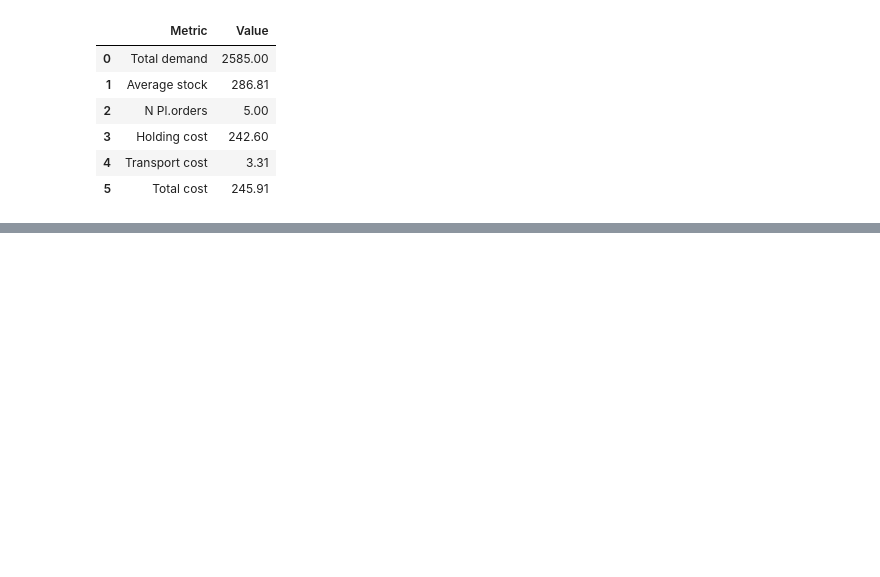
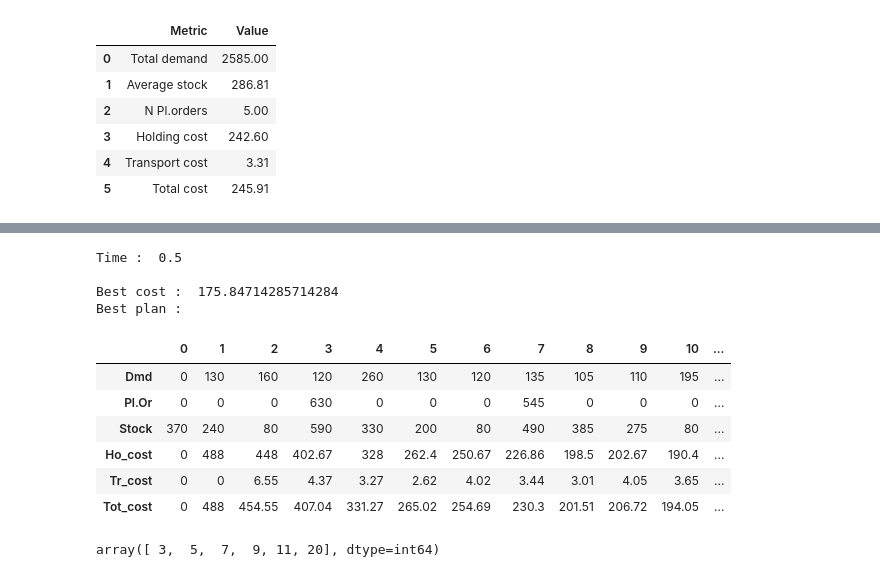
Before and after one commit to miltonluaces/supply_chain, a Jupyter notebook: scm/optim_scalar_fcst.ipynb, the cells around one changed output, grey strips where cells are left out. Drawn from its saved outputs; the diff is of its cells as text; code cells hidden in the pictures; blank space fills up the shorter version.

Commit message:
matmul

```diff
--- a/scm/optim_scalar_fcst.ipynb
+++ b/scm/optim_scalar_fcst.ipynb
@@ -162,3 +162,46 @@ Best plan :
 | Ho_cost | 0 | 488 | 448 | 402.67 | 328 | 262.4 | 250.67 | 226.86 | 198.5 | 202.67 | 190.4 | ... |
 | Tr_cost | 0 | 0 | 6.55 | 4.37 | 3.27 | 2.62 | 4.02 | 3.44 | 3.01 | 4.05 | 3.65 | ... |
 | Tot_cost | 0 | 488 | 454.55 | 407.04 | 331.27 | 265.02 | 254.69 | 230.3 | 201.51 | 206.72 | 194.05 | ... |
+# %%
+t0 = time()
+costs = np.array([plan.hol_uc, plan.tr_fix_uc, plan.tr_var_uc]).T
+best_cost = np.inf
+best_po = None
+for i in range(len(pbin)-1):
+#for i in range(0,1):
+    pidx = pa.pbin2pidx(pbin[i])
+    po = pa.gen_po(plan, pidx)
+    plan.set_po(po)
+    acStkPo = np.cumsum(plan.plan.loc['Pl.Or'])
+    acDmd = np.cumsum(plan.plan.loc['Dmd'])
+    stk = (acStkPo - acDmd) + on_hand
+
+    llist = [stk, pbin[i], po]
+    P = np.array(llist).T
+    cost = np.matmul(P, costs).sum()/(plan.horizon+1)
+    #print(cost)
+    if(cost < best_cost):
+        best_cost = cost
+        best_po = po
+t1 = time()
+print('Time : ', round(t1-t0,2), '\n')
+print('Best cost : ', best_cost)
+print('Best plan :\n')
+plan.set_po(po)
+plan.show()
+# %% [output]
+Time :  0.5
+
+Best cost :  175.84714285714284
+Best plan :
+|  | 0 | 1 | 2 | 3 | 4 | 5 | 6 | 7 | 8 | 9 | 10 | ... |
+| Dmd | 0 | 130 | 160 | 120 | 260 | 130 | 120 | 135 | 105 | 110 | 195 | ... |
+| Pl.Or | 0 | 0 | 0 | 630 | 0 | 0 | 0 | 545 | 0 | 0 | 0 | ... |
+| Stock | 370 | 240 | 80 | 590 | 330 | 200 | 80 | 490 | 385 | 275 | 80 | ... |
+| Ho_cost | 0 | 488 | 448 | 402.67 | 328 | 262.4 | 250.67 | 226.86 | 198.5 | 202.67 | 190.4 | ... |
+| Tr_cost | 0 | 0 | 6.55 | 4.37 | 3.27 | 2.62 | 4.02 | 3.44 | 3.01 | 4.05 | 3.65 | ... |
+| Tot_cost | 0 | 488 | 454.55 | 407.04 | 331.27 | 265.02 | 254.69 | 230.3 | 201.51 | 206.72 | 194.05 | ... |
+# %%
+pa.pbin2pidx(pbin[0])
+# %% [output]
+array([ 3,  5,  7,  9, 11, 20], dtype=int64)
```
Also changed, not shown: parts of 1 cell of this notebook.
